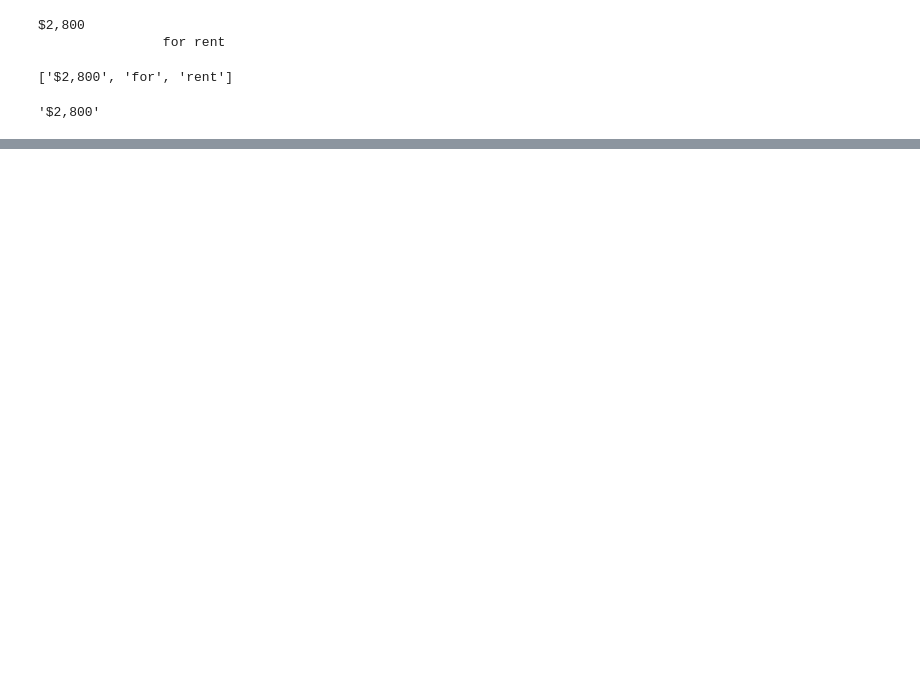
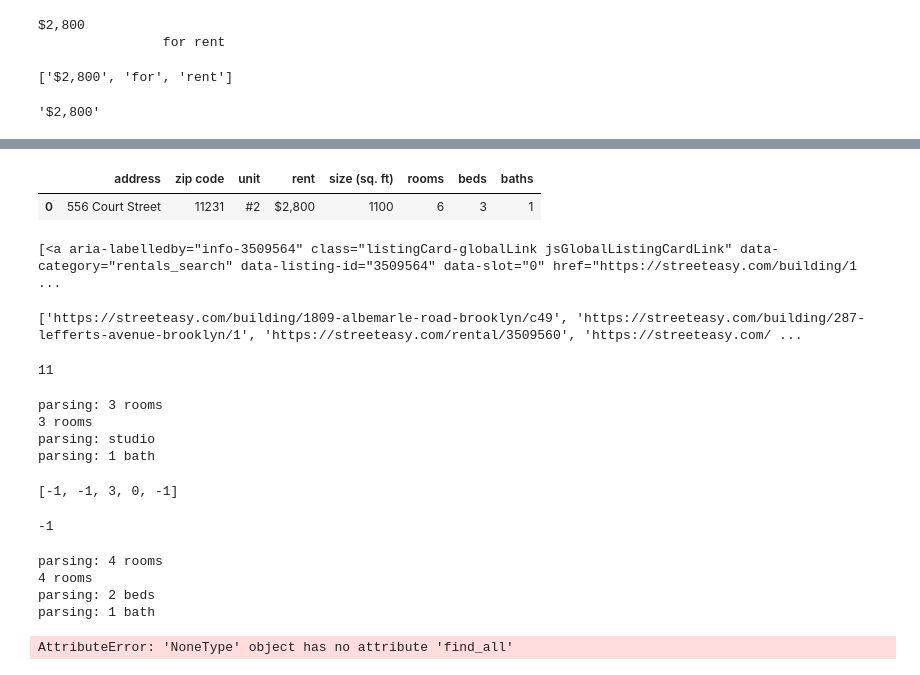
Before and after one commit to nickdellaquilo/Apartment-Regression, a Jupyter notebook: testing.ipynb, the cells around one changed output, grey strips where cells are left out. Drawn from its saved outputs; the diff is of its cells as text; code cells hidden in the pictures; blank space fills up the shorter version.

```diff
--- a/testing.ipynb
+++ b/testing.ipynb
@@ -130,0 +163,3 @@ price
+# %%
+zip_code = int(address.split()[-1])
+zip_code
@@ -130,0 +168,3 @@ price
+# %%
+street_address = address.split(",")[0]
+street_address
@@ -130,0 +173,3 @@ price
+# %%
+unit = soup.find(class_ = "building-title").a.text.split()[-1]
+unit
@@ -130,0 +198,6 @@ price
+# %%
+test_frame = pd.DataFrame.from_dict(apt_data)
+test_frame
+# %% [output]
+|  | address | zip code | unit | rent | size (sq. ft) | rooms | beds | baths |
+| 0 | 556 Court Street | 11231 | #2 | $2,800 | 1100 | 6 | 3 | 1 |
@@ -130,0 +209,18 @@ price
+# %%
+soup = BeautifulSoup(driver.page_source, 'html.parser')
+all_urls = soup.find_all('a', class_ = "listingCard-globalLink jsGlobalListingCardLink", attrs = "href")
+print(all_urls)
+# %% [output]
+[<a aria-labelledby="info-3509564" class="listingCard-globalLink jsGlobalListingCardLink" data-category="rentals_search" data-listing-id="3509564" data-slot="0" href="https://streeteasy.com/building/1 ...
+# %%
+listings = []
+for u in all_urls:
+    link = u.get("href")
+    listings.append(link)
+print(listings)
+# %% [output]
+['https://streeteasy.com/building/1809-albemarle-road-brooklyn/c49', 'https://streeteasy.com/building/287-lefferts-avenue-brooklyn/1', 'https://streeteasy.com/rental/3509560', 'https://streeteasy.com/ ...
+# %%
+len(listings)
+# %% [output]
+11
@@ -130,0 +251,38 @@ price
+# %%
+parse_details(all_details)
+# %% [output]
+parsing: 3 rooms
+3 rooms
+parsing: studio
+parsing: 1 bath
+[-1, -1, 3, 0, -1]
+# %%
+num_rooms
+# %% [output]
+-1
+# %%
+apt_data = []
+
+driver = webdriver.Chrome(chromedriver)
+
+for l in listings:
+    driver.get(l)
+    soup = BeautifulSoup(driver.page_source, 'html.parser')
+    address_raw = soup.find(class_ = "backend_data BuildingInfo-item").find_all(class_ = "Text")
+    address = address_raw[0].text.strip() + ", " + address_raw[1].text.strip()
+    street_address = address.split(",")[0]
+    unit = soup.find(class_ = "building-title").a.text.split()[-1]
+    zip_code = int(address.split()[-1])
+    price = soup.find(class_ = "price").text.split()[0]
+    all_details = soup.find_all(class_ = "detail_cell")
+    [sq_ft, cost_per_sq_ft, num_rooms, num_beds, num_bathrooms] = parse_details(all_details)
+    apt_dict = dict(zip(df_headers, [street_address, zip_code, unit, price, sq_ft, num_rooms, num_beds, num_baths]))
+    apt_data.append(apt_dict)
+    #sq_ft = num_rooms = num_beds = num_baths = -1
+    time.sleep(random.randint(1, 4)) # waiting 5 seconds every time triggered a captcha quickly, but this doesn't
+# %% [output]
+parsing: 4 rooms
+4 rooms
+parsing: 2 beds
+parsing: 1 bath
+AttributeError: 'NoneType' object has no attribute 'find_all'
```
Also changed, not shown: parts of 14 cells of this notebook.
